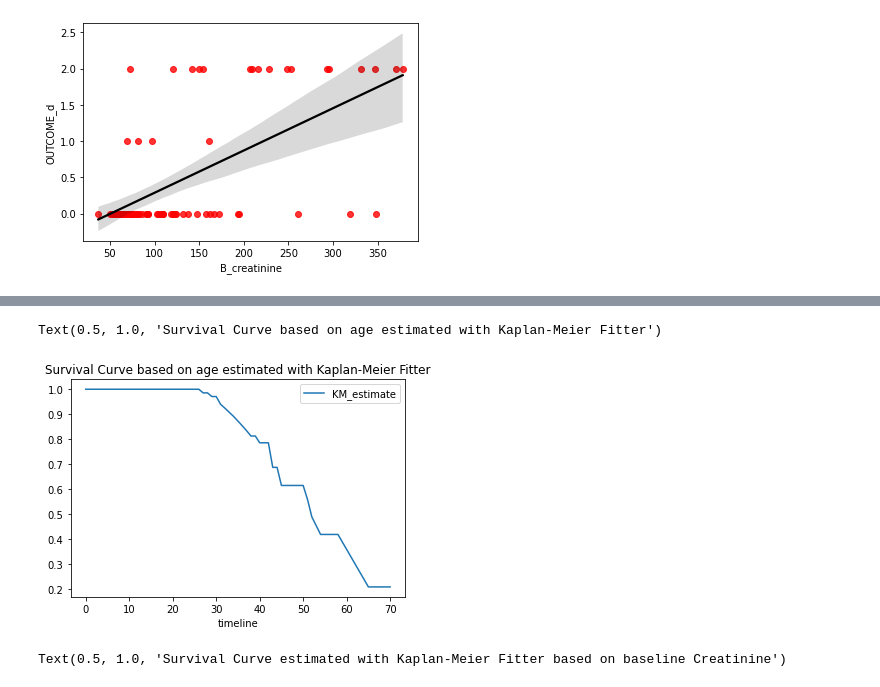
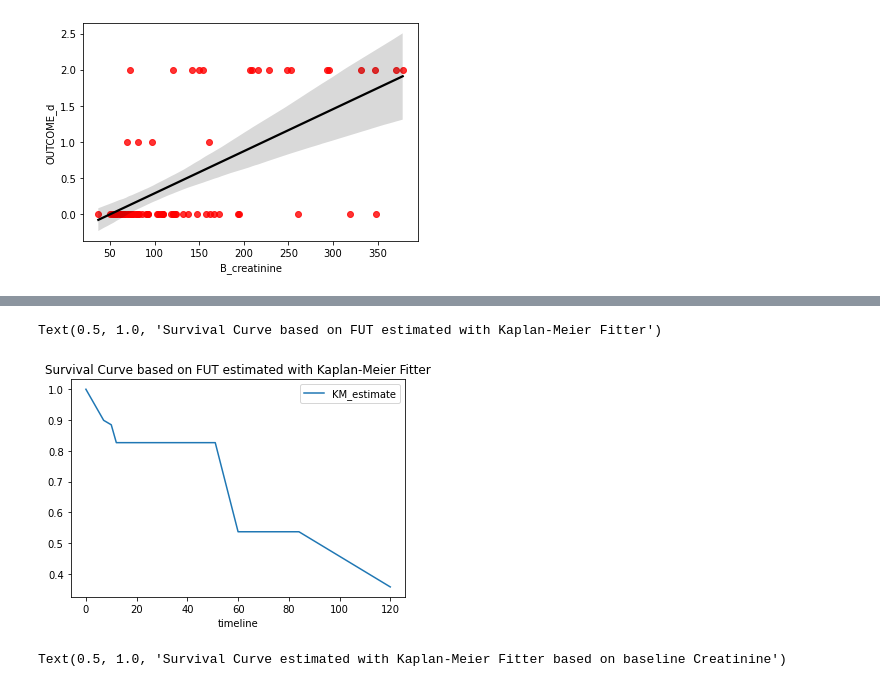
Before and after one commit to ibe-abu-chi/EXCEL-WORK, a Jupyter notebook: Copy_of_CKD_ANALYSIS.ipynb, the cells around one changed output, grey strips where cells are left out. Drawn from its saved outputs; the diff is of its cells as text; code cells hidden in the pictures.

```diff
--- a/Copy_of_CKD_ANALYSIS.ipynb
+++ b/Copy_of_CKD_ANALYSIS.ipynb
@@ -30,7 +39,7 @@ CKData
 #SELECTING THE NEEDED COLUMNS FOR THE ANALYSIS
 df1 = CKData[['AGE', 'GENDER', 'B_PROTEIN', 'B_ALBUMIN',	'B_CHOLESTEROL',	'B_HEMATOCRIT', 'B_PLATELET',	'WBC',
                              'NEUTRO',	'LYMPHO',	'NLR',	'B_SBP',	'B_DBP',	'B_PP', 'B_MAP',	'HEMATURIA',	'B_creatinine',
-                             'B_eGFR',	'B_UPCR',	'B_ACE',	'B_STEROID',	'B_CYTOTOXICS',	'B_AZATHIOPRINE', 'OUTCOME']]
+                             'B_eGFR',	'B_UPCR',	'B_ACE',	'B_STEROID',	'B_CYTOTOXICS',	'B_AZATHIOPRINE', 'ONSET TO BIOPSY TIME', 'FUT', 'OUTCOME']]
 # %%
 #showing last 10 observations in the data newly created data column called df1
 df1.tail(10)
@@ -94,5 +102,5 @@ df1[df1.columns[df1.isna().any()]]
 # %%
 #Filling out missing values with mean valuee of the column
-df1[['B_PROTEIN',	'B_CHOLESTEROL',	'B_SBP',	'B_DBP',	'B_PP',	'B_MAP',	'B_UPCR']] = df1[['B_PROTEIN', 'B_CHOLESTEROL',	'B_SBP',
-                                                                                        'B_DBP',	'B_PP',	'B_MAP','B_UPCR']].fillna(df1[['B_PROTEIN', 'B_CHOLESTEROL',	'B_SBP',
+df1[['B_PROTEIN',	'B_CHOLESTEROL',	'B_SBP',	'B_DBP', 'ONSET TO BIOPSY TIME',	'B_PP',	'B_MAP',	'B_UPCR']] = df1[['B_PROTEIN', 'ONSET TO BIOPSY TIME','B_CHOLESTEROL',	'B_SBP',
+                                                                                        'B_DBP',	'B_PP',	'B_MAP','B_UPCR']].fillna(df1[['B_PROTEIN', 'B_CHOLESTEROL', 'ONSET TO BIOPSY TIME',	'B_SBP',
                                                                                                                                         'B_DBP', 'B_PP','B_MAP',	'B_UPCR']].mean())
@@ -252,7 +266,7 @@ Name: GENDER_d, dtype: float64
 #SELECTING THE NEWLY CREATED COLUMNS FOR THE ANALYSIS
 df2 = df1[['AGE', 'GENDER_d', 'B_PROTEIN', 'B_ALBUMIN',	'B_CHOLESTEROL',	'B_HEMATOCRIT', 'B_PLATELET',	'WBC',
                              'NEUTRO',	'LYMPHO',	'NLR',	'B_SBP',	'B_DBP',	'B_PP', 'B_MAP',	'HEMATURIA_d',	'B_creatinine',
-                             'B_eGFR',	'B_UPCR',	'B_ACE',	'B_STEROID',	'B_CYTOTOXICS', 'OUTCOME_d']]
+                             'B_eGFR',	'B_UPCR',	'B_ACE',	'B_STEROID',	'B_CYTOTOXICS', 'ONSET TO BIOPSY TIME', 'FUT', 'OUTCOME_d']]
 # %%
 df2.head()
 # %% [output]
@@ -445,16 +462,16 @@ Requirement already satisfied: six>=1.5 in /usr/local/lib/python3.7/dist-package
 # %%
 from lifelines import KaplanMeierFitter
 
 # Initiate and fit
 kmf = KaplanMeierFitter()
-kmf.fit(durations=df2.AGE, event_observed=df2.OUTCOME_d)
+kmf.fit(durations=df2['FUT'], event_observed=df2.OUTCOME_d)
 
 # Plot the survival function
 kmf.survival_function_.plot()
-plt.title('Survival Curve based on age estimated with Kaplan-Meier Fitter')
+plt.title('Survival Curve based on FUT estimated with Kaplan-Meier Fitter')
 # %% [output]
-Text(0.5, 1.0, 'Survival Curve based on age estimated with Kaplan-Meier Fitter')
+Text(0.5, 1.0, 'Survival Curve based on FUT estimated with Kaplan-Meier Fitter')
-[figure, old version]
+[figure, new version]
 # %%
 # Initiate and fit
 kmf = KaplanMeierFitter()
```
Also changed, not shown: parts of 28 cells of this notebook.
